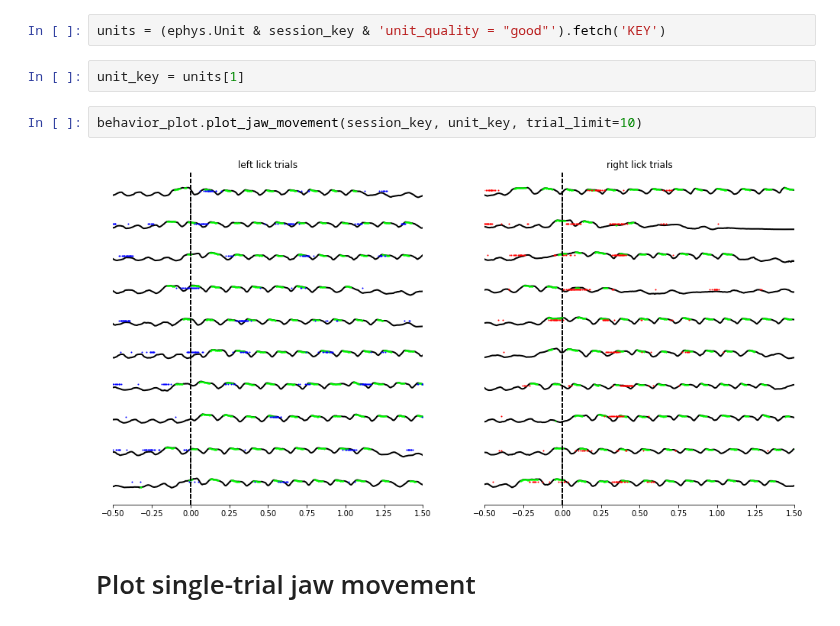
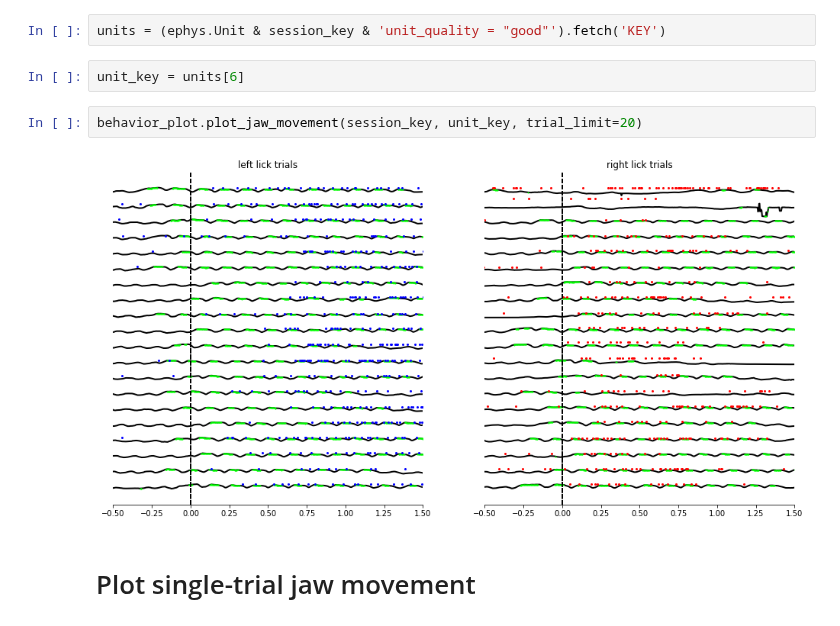
Before and after one commit to mesoscale-activity-map/map-ephys, a Jupyter notebook: notebook/plot_behavior.ipynb, the cells around one changed output. Saved outputs shown, nothing was run; the diff lists cells and outputs as text.

```diff
--- a/notebook/plot_behavior.ipynb
+++ b/notebook/plot_behavior.ipynb
@@ -46,11 +46,11 @@ behavior_plot.plot_photostim_effect(session_key, bi_alm_photostim, axis=axs[2])
 # %%
 units = (ephys.Unit & session_key & 'unit_quality = "good"').fetch('KEY')
 # %%
-unit_key = units[1]
+unit_key = units[6]
 # %%
-behavior_plot.plot_jaw_movement(session_key, unit_key, trial_limit=10)
+behavior_plot.plot_jaw_movement(session_key, unit_key, trial_limit=20)
 # %% [output]
-[figure, old version]
+[figure, new version]
 # %% [markdown]
 # Plot single-trial jaw movement
 # %%
```
Also changed, not shown: parts of 2 cells of this notebook, 1 other file.
